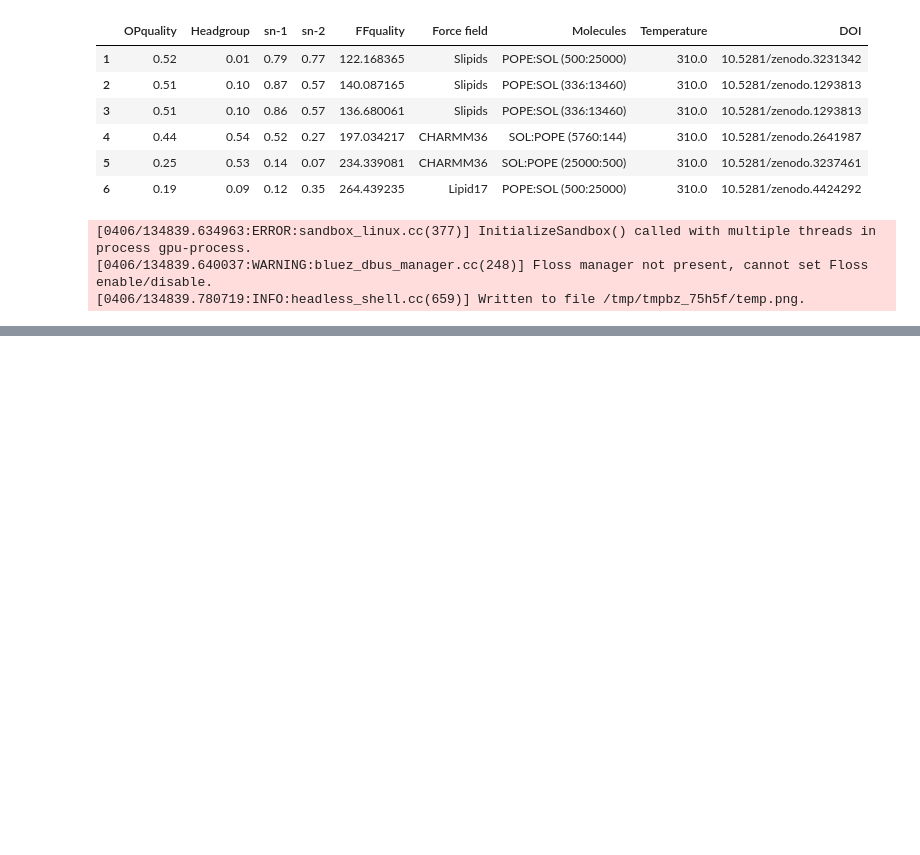
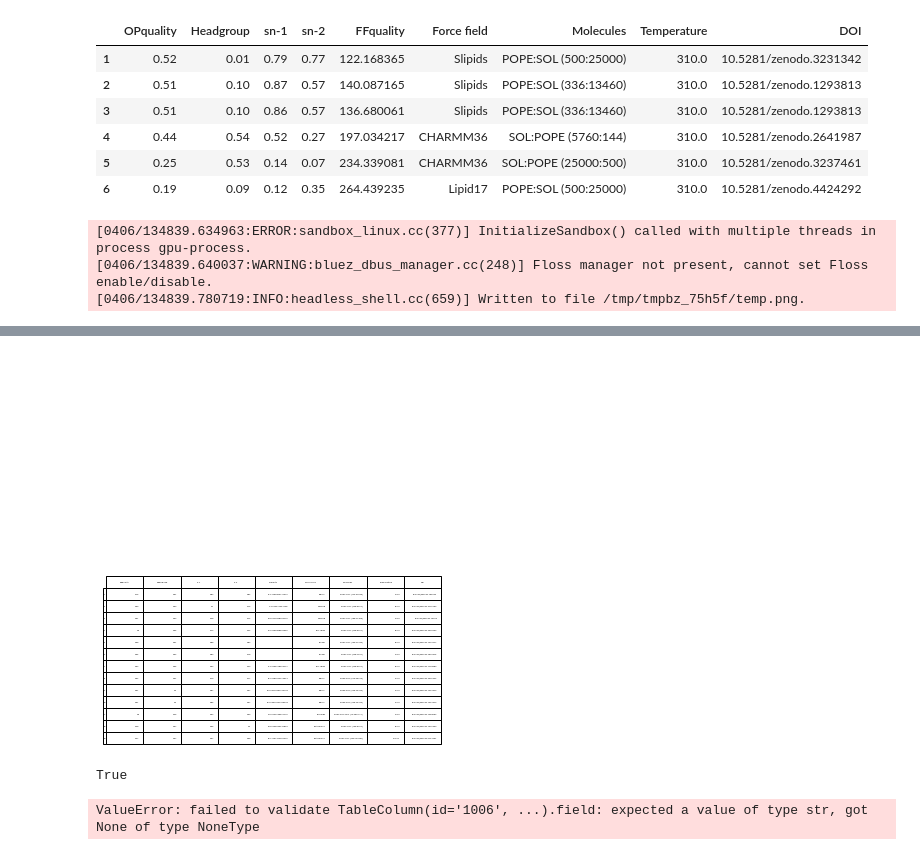
Before and after one commit to NMRLipids/DataBankManuscriptText, a Jupyter notebook: Figures/scripts/RankingTable.ipynb, the cells around one changed output, grey strips where cells are left out. Drawn from its saved outputs; the diff is of its cells as text; code cells hidden in the pictures; blank space fills up the shorter version.

```diff
--- a/Figures/scripts/RankingTable.ipynb
+++ b/Figures/scripts/RankingTable.ipynb
@@ -253,0 +275,14 @@ dfi.export(TR,"TotalRankingPOPE.png")
+# %%
+import matplotlib.pyplot as plt
+import pandas as pd
+from pandas.plotting import table
+
+ax = plt.subplot(111, frame_on=False) # no visible frame
+ax.xaxis.set_visible(False)  # hide the x axis
+ax.yaxis.set_visible(False)  # hide the y axis
+
+table(ax, TR)  # where df is your data frame
+
+plt.savefig('mytable.png')
+# %% [output]
+[figure, added]
@@ -253,0 +296,4 @@ dfi.export(TR,"TotalRankingPOPE.png")
+# %%
+pdfkit.from_file('exp.html', 'example.pdf')
+# %% [output]
+True
@@ -253,0 +314,4 @@ dfi.export(TR,"TotalRankingPOPE.png")
+# %%
+save_df_as_image(TR, 'tst')
+# %% [output]
+ValueError: failed to validate TableColumn(id='1006', ...).field: expected a value of type str, got None of type NoneType
```
Also changed, not shown: parts of 8 cells of this notebook, 2 other files.
